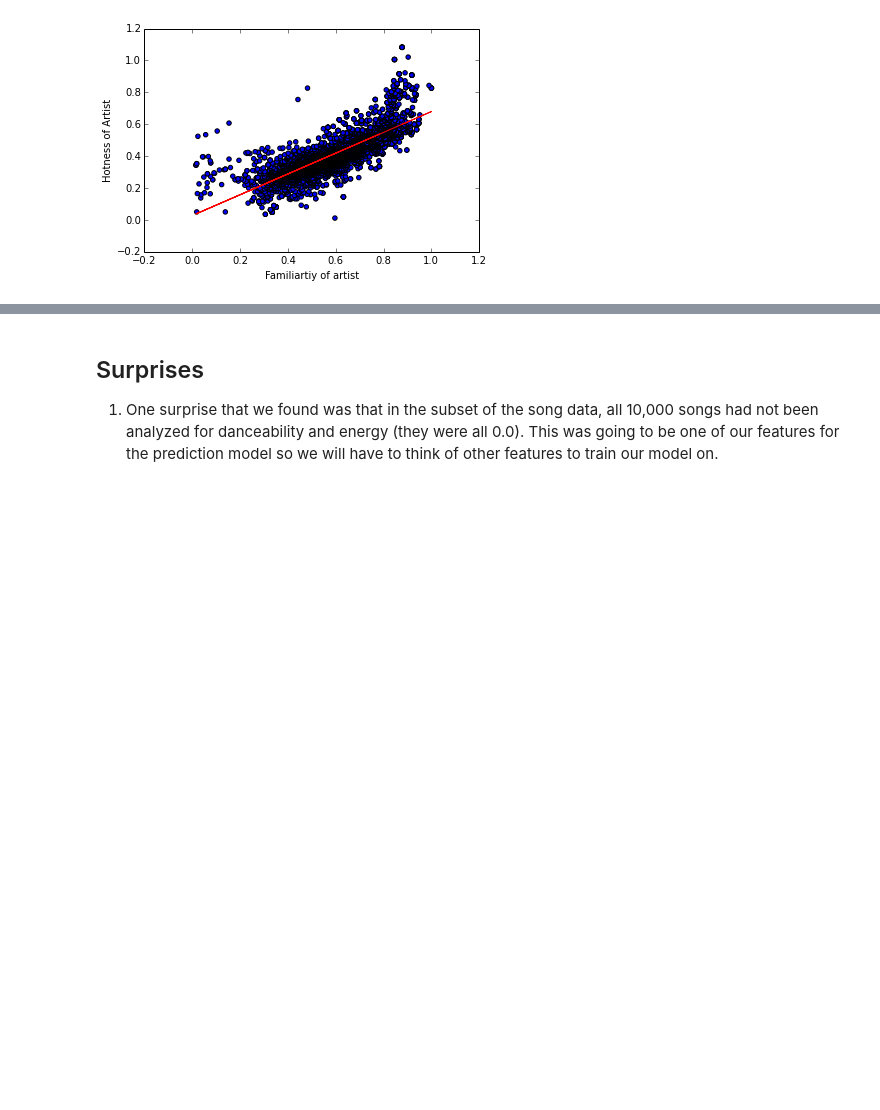
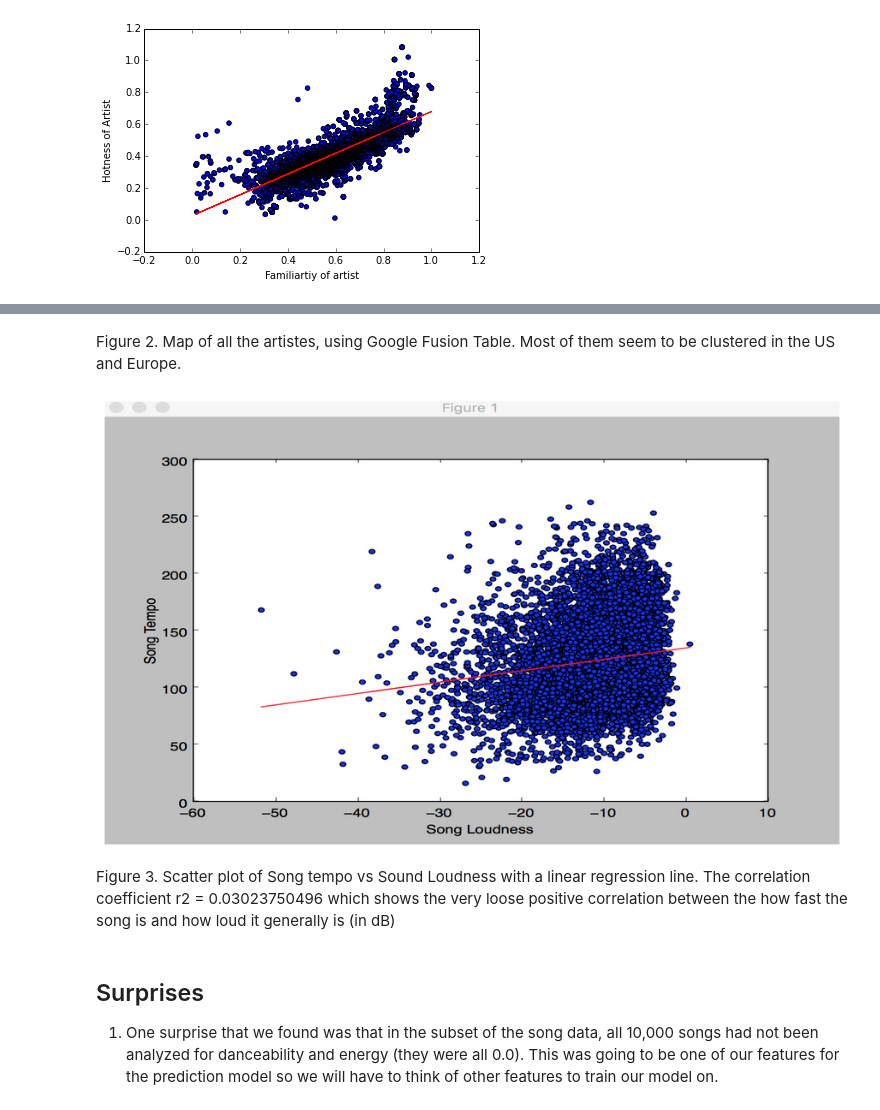
Before and after one commit to kcparashar/amadeus, a Jupyter notebook: exploration/exploration.ipynb, the cells around one changed output, grey strips where cells are left out. Cells and saved outputs as stored; diff of their text form; code cells hidden in the pictures; blank space fills up the shorter version.

```diff
--- a/exploration/exploration.ipynb
+++ b/exploration/exploration.ipynb
@@ -251,3 +266,11 @@ The r-squared value for Familiartiy of artist vs. Hotness of Artist is 0.67210
+# %% [markdown]
+Figure 2. Map of all the artistes, using Google Fusion Table. Most of them seem to be clustered in the US and Europe.
+# %%
+Image(filename='scatter.png')
+# %% [output]
+[figure, added]
+# %% [markdown]
+Figure 3. Scatter plot of Song tempo vs Sound Loudness with a linear regression line. The correlation coefficient r2 = 0.03023750496 which shows the very loose positive correlation between the how fast the song is and how loud it generally is (in dB)
 # %% [markdown]
 ## Surprises
 1. One surprise that we found was that in the subset of the song data, all 10,000 songs had not been analyzed for danceability and energy (they were all 0.0). This was going to be one of our features for the prediction model so we will have to think of other features to train our model on.
```
Also changed, not shown: parts of 4 cells of this notebook, 1 other file.
